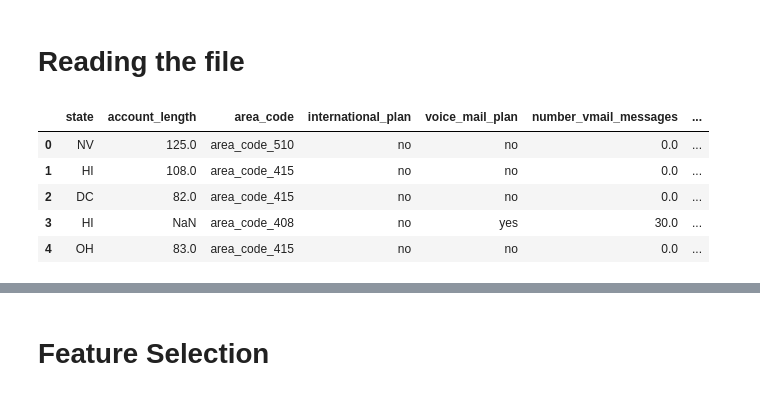
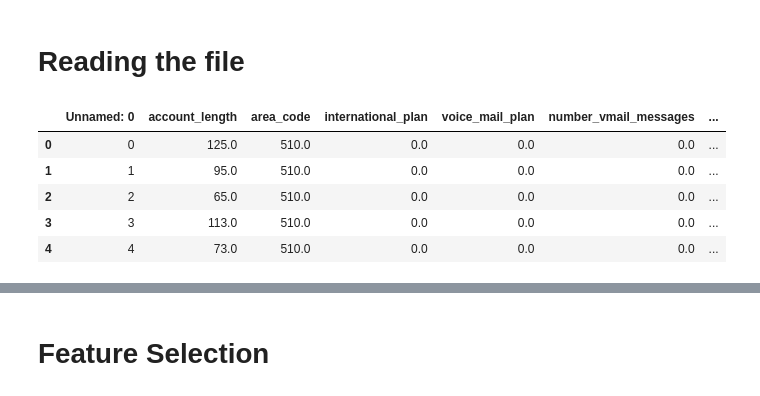
Before and after one commit to Ajay-4u/Customer-Churn, a Jupyter notebook: Customer Churn.ipynb, the cells around one changed output, grey strips where cells are left out. Drawn from its saved outputs; the diff is of its cells as text; code cells hidden in the pictures.

```diff
--- a/Customer Churn.ipynb
+++ b/Customer Churn.ipynb
@@ -28,12 +27,12 @@ from numpy import set_printoptions
 # %% [markdown]
 # Reading the file
 # %%
-churn = pd.read_csv('C:/Users/AJ/Documents/Workspace/Churn_Train.csv')
-churn.head()
+data = pd.read_csv('C:/Users/AJ/Documents/Workspace/Projects/Practice Proj/churn_treated.csv')
+data.head()
 # %% [output]
-|  | state | account_length | area_code | international_plan | voice_mail_plan | number_vmail_messages | ... |
-| 0 | NV | 125.0 | area_code_510 | no | no | 0.0 | ... |
-| 1 | HI | 108.0 | area_code_415 | no | no | 0.0 | ... |
-| 2 | DC | 82.0 | area_code_415 | no | no | 0.0 | ... |
-| 3 | HI | NaN | area_code_408 | no | yes | 30.0 | ... |
-| 4 | OH | 83.0 | area_code_415 | no | no | 0.0 | ... |
+|  | Unnamed: 0 | account_length | area_code | international_plan | voice_mail_plan | number_vmail_messages | ... |
+| 0 | 0 | 125.0 | 510.0 | 0.0 | 0.0 | 0.0 | ... |
+| 1 | 1 | 95.0 | 510.0 | 0.0 | 0.0 | 0.0 | ... |
+| 2 | 2 | 65.0 | 510.0 | 0.0 | 0.0 | 0.0 | ... |
+| 3 | 3 | 113.0 | 510.0 | 0.0 | 0.0 | 0.0 | ... |
+| 4 | 4 | 73.0 | 510.0 | 0.0 | 0.0 | 0.0 | ... |
```
Also changed, not shown: parts of 36 cells of this notebook, 1 other file.
